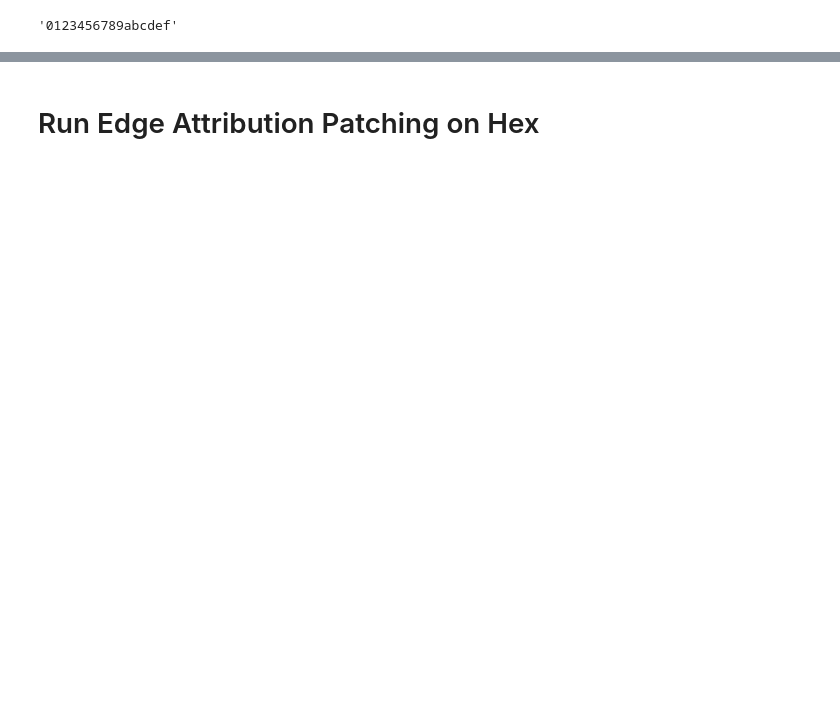
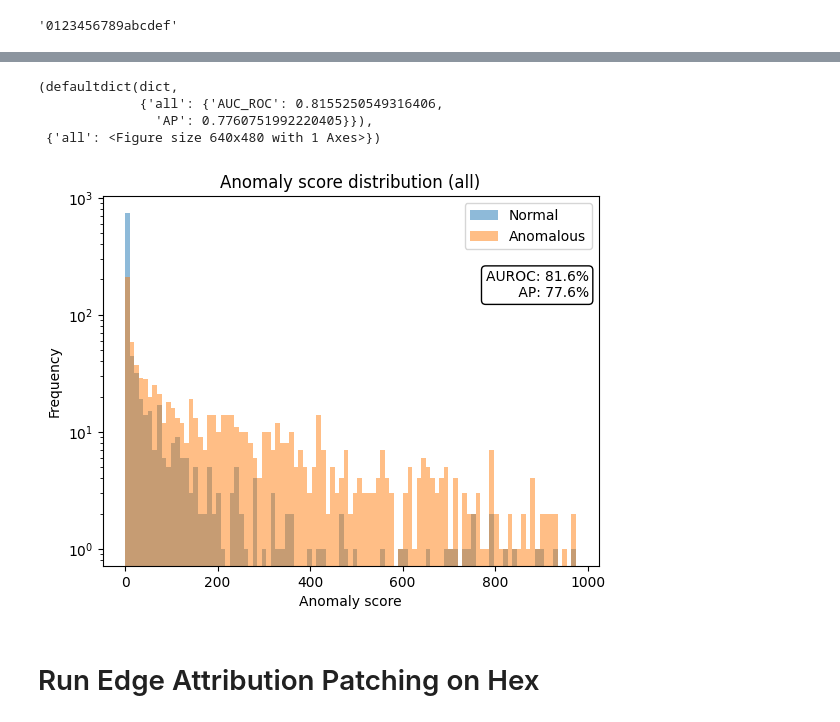
Before and after one commit to oliveradk/elk-experiments, a Jupyter notebook: notebooks/pythia-70m-hex.ipynb, the cells around one changed output, grey strips where cells are left out. Drawn from its saved outputs; the diff is of its cells as text; code cells hidden in the pictures; blank space fills up the shorter version.

```diff
--- a/notebooks/pythia-70m-hex.ipynb
+++ b/notebooks/pythia-70m-hex.ipynb
@@ -153,0 +179,31 @@ for effect_token in task["effect_tokens"]:
+# %%
+# run malanabois on final layer final token
+def get_activation_at_last_token(
+    activation: torch.Tensor, inputs: list[list[int]], name: str
+):
+    if activation.ndim == 3:
+        # Residual stream or equivalent, shape is (batch, seq, hidden)
+        return activation[:, -1, :]
+    elif activation.ndim == 4 and activation.shape[-1] == activation.shape[-2]:
+        # Attention, shape is (batch, num_heads, query, key)
+        # TODO: this could also be Q/K/V if n_heads happens to be head_dim
+        return activation[:, :, -1, :].reshape(activation.shape[0], -1)
+    elif activation.ndim == 4:
+        # Query/key/value, shape is (batch, seq, num_heads, hidden)
+        return activation[:, -1, :, :].reshape(activation.shape[0], -1)
+    else:
+        raise ValueError(f"Unexpected activation shape: {activation.shape}")
+# %%
+names = [
+    # "hook_embed.output",
+    "blocks.0.hook_attn_out.output",
+    # "blocks.0.attn.hook_attn_scores.output",
+    # "blocks.0.attn.hook_q.output",
+    # "ln_final.hook_normalized.output",
+    # "blocks.4.hook_resid_post.output"
+    "blocks.4.hook_attn_out.output"
+]
+
+detector = detectors.MahalanobisDetector(
+    names, layer_aggregation="mean", activation_processing_func=get_activation_at_last_token
+)
@@ -153,0 +233,5 @@ for effect_token in task["effect_tokens"]:
+# %%
+scripts.train_detector(
+    cp_task, detector, save_path=None, eval_batch_size=64, batch_size=64
+)
+# %% [output]
@@ -154,2 +244,7 @@ for effect_token in task["effect_tokens"]:
+(defaultdict(dict,
+             {'all': {'AUC_ROC': 0.8155250549316406,
+               'AP': 0.7760751992220405}}),
+ {'all': <Figure size 640x480 with 1 Axes>})
+[figure, added]
 # %% [markdown]
 # Run Edge Attribution Patching on Hex
```
Also changed, not shown: parts of 18 cells of this notebook.
